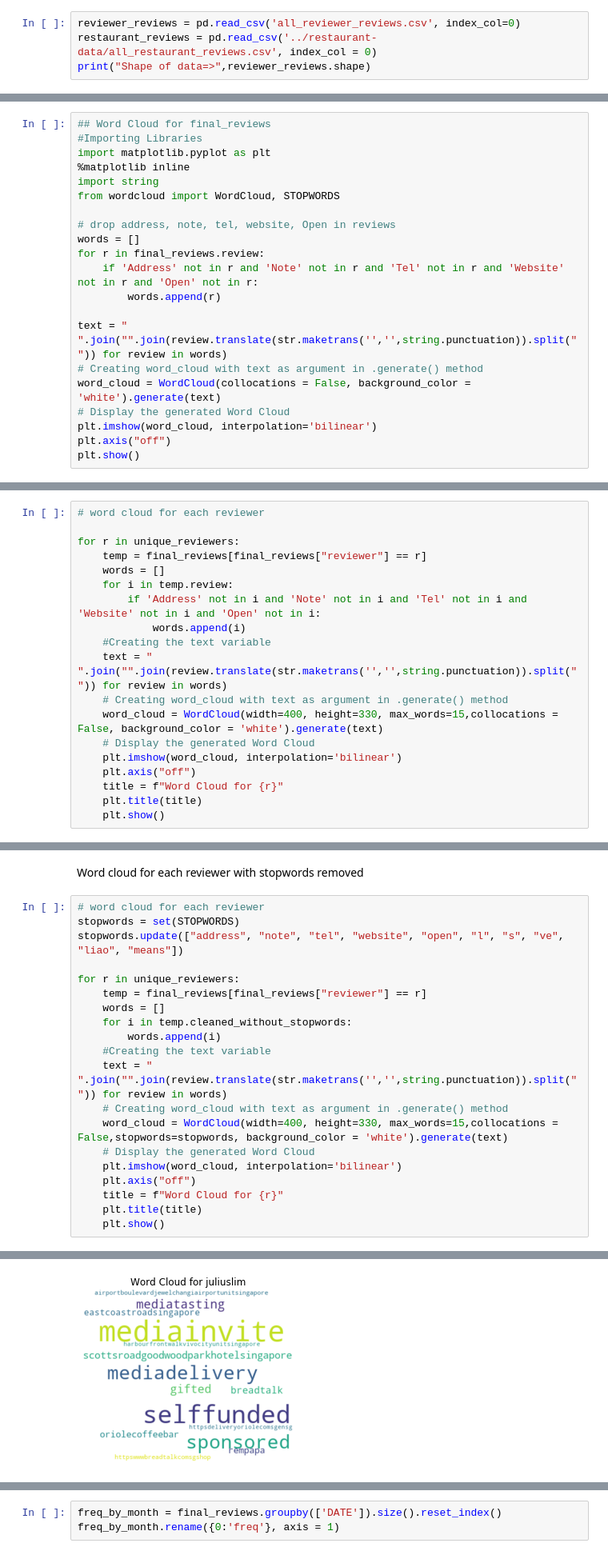
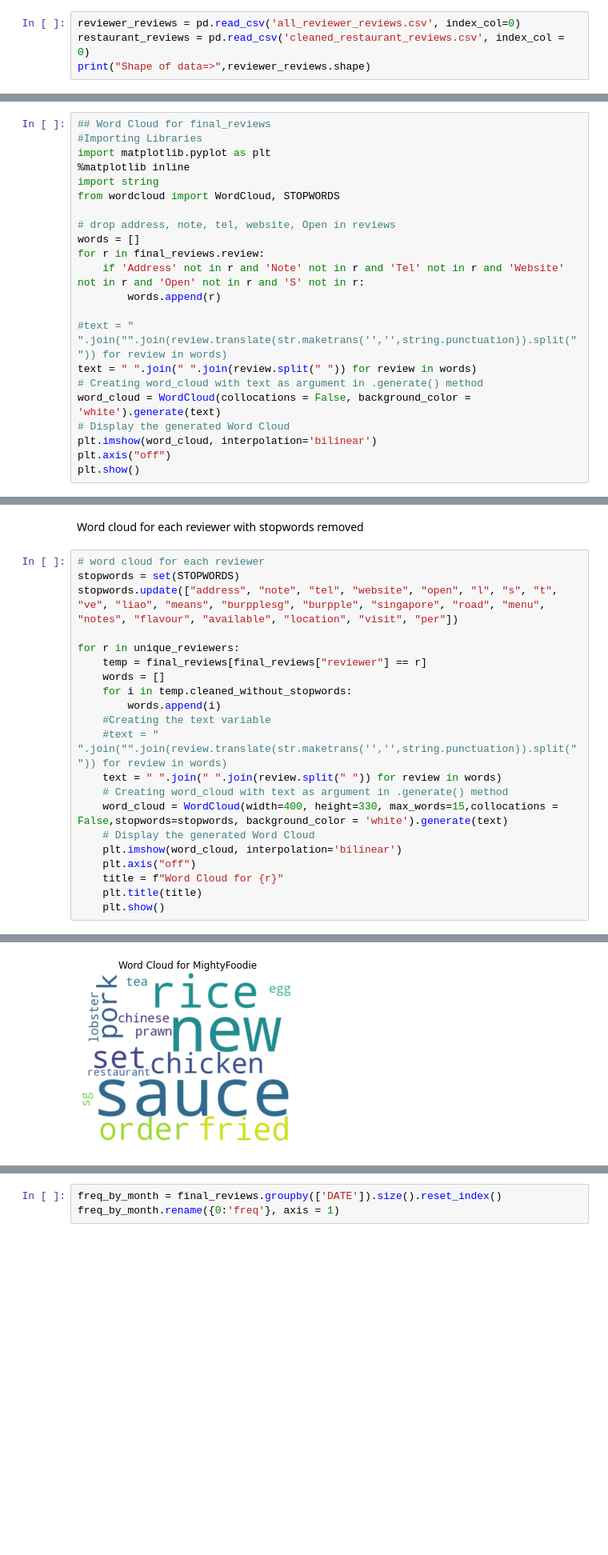
Before and after one commit to sabyeo/bt4221, a Jupyter notebook: scrape/reviewer-data/eda_reviewer.ipynb, the cells around one changed output, grey strips where cells are left out. Shown at 80% size. Cells and saved outputs as stored; diff of their text form; blank space fills up the shorter version.

```diff
--- a/scrape/reviewer-data/eda_reviewer.ipynb
+++ b/scrape/reviewer-data/eda_reviewer.ipynb
@@ -9,7 +9,7 @@ import warnings
 warnings.filterwarnings("ignore")
 # %%
 reviewer_reviews = pd.read_csv('all_reviewer_reviews.csv', index_col=0)
-restaurant_reviews = pd.read_csv('../restaurant-data/all_restaurant_reviews.csv', index_col = 0)
+restaurant_reviews = pd.read_csv('cleaned_restaurant_reviews.csv', index_col = 0)
 print("Shape of data=>",reviewer_reviews.shape)
 # %% [output]
 Shape of data=> (17773, 7)
@@ -249,10 +258,11 @@ from wordcloud import WordCloud, STOPWORDS
 # drop address, note, tel, website, Open in reviews
 words = []
 for r in final_reviews.review:
-    if 'Address' not in r and 'Note' not in r and 'Tel' not in r and 'Website' not in r and 'Open' not in r:
+    if 'Address' not in r and 'Note' not in r and 'Tel' not in r and 'Website' not in r and 'Open' not in r and 'S' not in r:
         words.append(r)
 
-text = " ".join("".join(review.translate(str.maketrans('','',string.punctuation)).split(" ")) for review in words)
+#text = " ".join("".join(review.translate(str.maketrans('','',string.punctuation)).split(" ")) for review in words)
+text = " ".join(" ".join(review.split(" ")) for review in words)
 # Creating word_cloud with text as argument in .generate() method
 word_cloud = WordCloud(collocations = False, background_color = 'white').generate(text)
 # Display the generated Word Cloud
@@ -264,21 +274,2 @@ plt.show()
 # %%
 unique_reviewers = final_reviews['reviewer'].unique()
-# %%
-# word cloud for each reviewer
-
-for r in unique_reviewers:
-    temp = final_reviews[final_reviews["reviewer"] == r]
-    words = []
-    for i in temp.review:
-        if 'Address' not in i and 'Note' not in i and 'Tel' not in i and 'Website' not in i and 'Open' not in i:
-            words.append(i)
-    #Creating the text variable
-    text = " ".join("".join(review.translate(str.maketrans('','',string.punctuation)).split(" ")) for review in words)
-    # Creating word_cloud with text as argument in .generate() method
-    word_cloud = WordCloud(width=400, height=330, max_words=15,collocations = False, background_color = 'white').generate(text)
-    # Display the generated Word Cloud
-    plt.imshow(word_cloud, interpolation='bilinear')
-    plt.axis("off")
-    title = f"Word Cloud for {r}"
-    plt.title(title)
-    plt.show()
@@ -296,7 +278,7 @@ Word cloud for each reviewer with stopwords removed
 # %%
 # word cloud for each reviewer
 stopwords = set(STOPWORDS)
-stopwords.update(["address", "note", "tel", "website", "open", "l", "s", "ve", "liao", "means"])
+stopwords.update(["address", "note", "tel", "website", "open", "l", "s", "t", "ve", "liao", "means", "burpplesg", "burpple", "singapore", "road", "menu", "notes", "flavour", "available", "location", "visit", "per"])
 
 for r in unique_reviewers:
     temp = final_reviews[final_reviews["reviewer"] == r]
@@ -304,7 +286,8 @@ for r in unique_reviewers:
     for i in temp.cleaned_without_stopwords:
         words.append(i)
     #Creating the text variable
-    text = " ".join("".join(review.translate(str.maketrans('','',string.punctuation)).split(" ")) for review in words)
+    #text = " ".join("".join(review.translate(str.maketrans('','',string.punctuation)).split(" ")) for review in words)
+    text = " ".join(" ".join(review.split(" ")) for review in words)
     # Creating word_cloud with text as argument in .generate() method
     word_cloud = WordCloud(width=400, height=330, max_words=15,collocations = False,stopwords=stopwords, background_color = 'white').generate(text)
     # Display the generated Word Cloud
@@ -319 +302 @@ for r in unique_reviewers:
-[figure, old version]
+[figure, new version]
```
Also changed, not shown: parts of 10 cells of this notebook, 4 other files.
